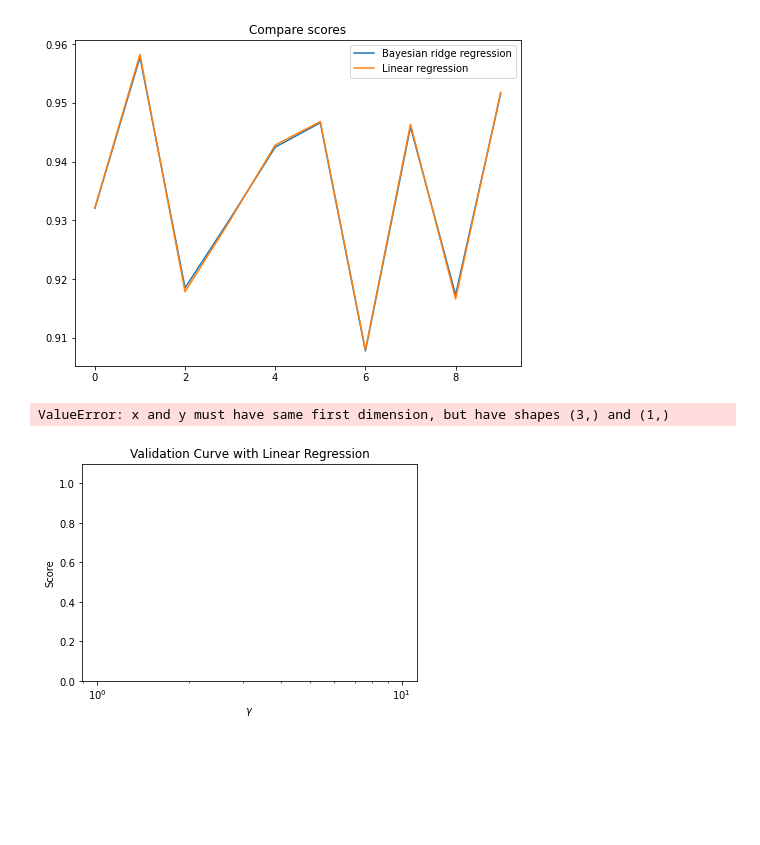
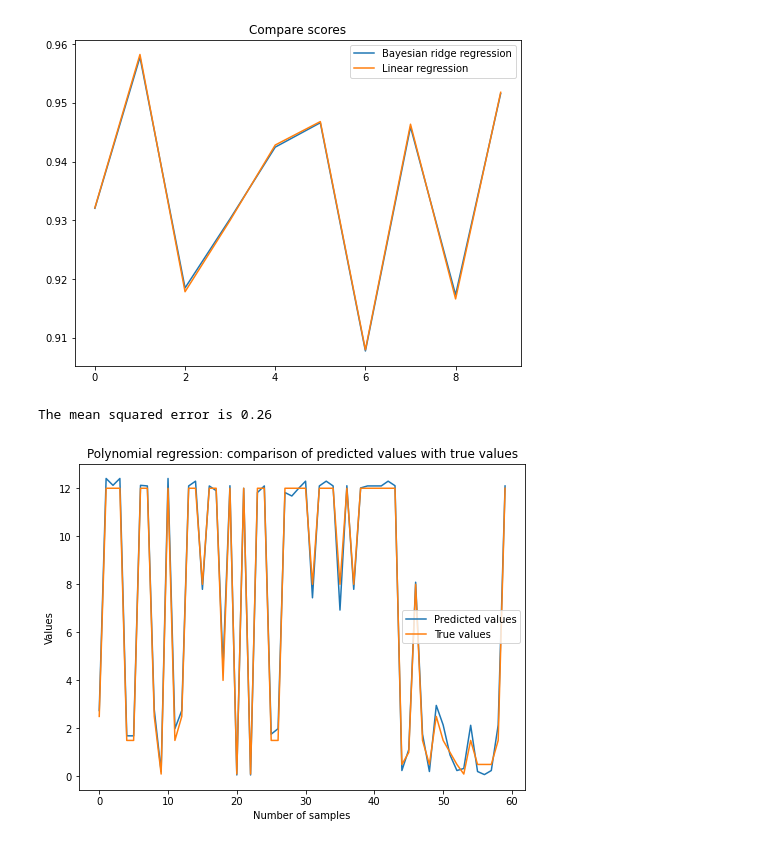
Before and after one commit to akikoogawa7/RHS-Pipeline-Regression, a Jupyter notebook: train.ipynb, the cells around one changed output. Drawn from its saved outputs; the diff is of its cells as text; code cells hidden in the pictures; blank space fills up the shorter version.

Commit message:
Added polynomial regression

```diff
--- a/train.ipynb
+++ b/train.ipynb
@@ -138,32 +139,25 @@ def compare_regression_scores(bayesian_scores, lin_reg_scores):
 compare_regression_scores(bayesian_scores, lin_reg_scores)
 # %% [output]
 [figure]
-# %%
-# Check cross validation score on VALIDATION set
-param_range = np.logspace(-7, 3, 3)
-train_scores, validation_scores = validation_curve(BayesianRidge(), X, y, param_name='alpha_1', param_range=param_range, cv=10)
-
-train_scores_mean = np.mean(train_scores)
-train_scores_std = np.std(train_scores)
-test_scores_mean = np.mean(lin_reg_test_scores)
-test_scores_std = np.std(lin_reg_test_scores)
-
-plt.title("Validation Curve with Linear Regression")
-plt.xlabel(r"$\gamma$")
-plt.ylabel("Score")
-plt.ylim(0.0, 1.1)
-lw = 2
-plt.semilogx(param_range, train_scores_mean, label="Training score",
-             color="darkorange", lw=lw)
-plt.fill_between(param_range, train_scores_mean - train_scores_std,
-                 train_scores_mean + train_scores_std, alpha=0.2,
-                 color="darkorange", lw=lw)
-plt.semilogx(param_range, test_scores_mean, label="Cross-validation score",
-             color="navy", lw=lw)
-plt.fill_between(param_range, test_scores_mean - test_scores_std,
-                 test_scores_mean + test_scores_std, alpha=0.2,
-                 color="navy", lw=lw)
-plt.legend(loc="best")
-# %% [output]
-ValueError: x and y must have same first dimension, but have shapes (3,) and (1,)
-[figure, removed]
+# %%
+from sklearn.preprocessing import PolynomialFeatures
+
+polynomial_features= PolynomialFeatures(degree=2)
+X_poly = polynomial_features.fit_transform(X)
+
+linear_regression_model.fit(X_poly, y)
+y_poly_pred = linear_regression_model.predict(X_poly)
+
+mse_score(y_poly_pred, y)
+
+plt.figure(figsize=(8,6))
+plt.plot(y_poly_pred[:60], label='Predicted values')
+plt.plot(y[:60], label='True values')
+plt.xlabel('Number of samples')
+plt.ylabel('Values')
+plt.legend(prop=dict(size=10))
+plt.title('Polynomial regression: comparison of predicted values with true values')
+plt.show()
+# %% [output]
+The mean squared error is 0.26
+[figure, added]
```
Also changed, not shown: parts of 4 cells of this notebook.
